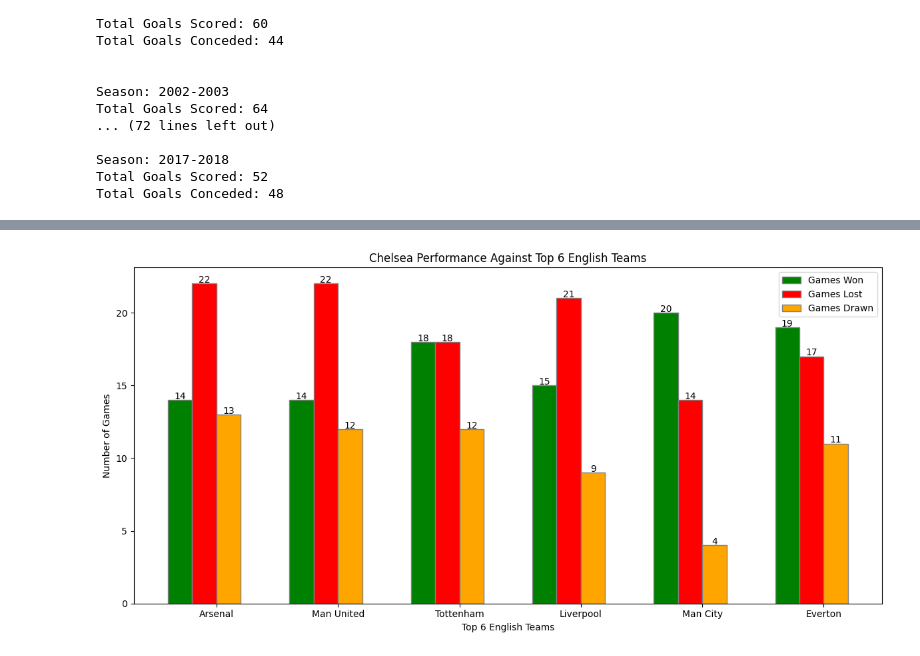
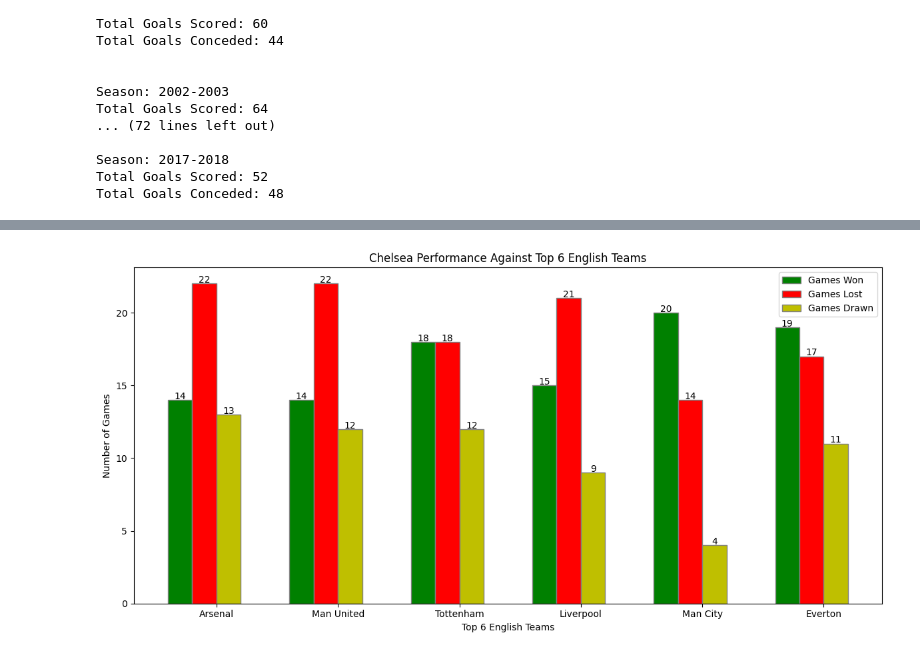
Before and after one commit to SashlynNade/CFC_Analysis, a Jupyter notebook: Chelsea_Analysis.ipynb, the cells around one changed output, grey strips where cells are left out. Drawn from its saved outputs; the diff is of its cells as text; code cells hidden in the pictures.

```diff
--- a/Chelsea_Analysis.ipynb
+++ b/Chelsea_Analysis.ipynb
@@ -433,34 +346,34 @@ for team in top_teams:
     game_counts['Games Won'].append(wins)
     game_counts['Games Lost'].append(losses)
     game_counts['Games Drawn'].append(draws)
 
 # Convert the dictionary to a pandas DataFrame for easier plotting
 game_counts_df = pd.DataFrame(game_counts)
 
 # Plotting the bar graph with annotations
 plt.figure(figsize=(12, 6))
 bar_width = 0.2
 r1 = range(len(top_teams))
 r2 = [x + bar_width for x in r1]
 r3 = [x + bar_width for x in r2]
 r4 = [x + bar_width for x in r3]
 
-plt.bar(r1, game_counts_df['Games Won'], color='green', width=bar_width, edgecolor='grey', label='Games Won')
-plt.bar(r2, game_counts_df['Games Lost'], color='red', width=bar_width, edgecolor='grey', label='Games Lost')
-plt.bar(r3, game_counts_df['Games Drawn'], color='orange', width=bar_width, edgecolor='grey', label='Games Drawn')
+plt.bar(r1, game_counts_df['Games Won'], color='g', width=bar_width, edgecolor='grey', label='Games Won')
+plt.bar(r2, game_counts_df['Games Lost'], color='r', width=bar_width, edgecolor='grey', label='Games Lost')
+plt.bar(r3, game_counts_df['Games Drawn'], color='y', width=bar_width, edgecolor='grey', label='Games Drawn')
 
 # Annotate bars with their values
 for r, won, lost, drawn in zip(r1, game_counts_df['Games Won'], game_counts_df['Games Lost'], game_counts_df['Games Drawn']):
     plt.text(r, won + 0.05, str(won), ha='center')
     plt.text(r + bar_width, lost + 0.05, str(lost), ha='center')
     plt.text(r + 2 * bar_width, drawn + 0.05, str(drawn), ha='center')
 
 plt.xlabel('Top 6 English Teams')
 plt.ylabel('Number of Games')
 plt.title('Chelsea Performance Against Top 6 English Teams')
 plt.xticks([r + 1.5 * bar_width for r in range(len(top_teams))], game_counts_df['Team'])
 plt.legend()
 plt.tight_layout()
 plt.show()
 # %% [output]
-[figure, old version]
+[figure, new version]
```
Also changed, not shown: parts of 3 cells of this notebook.
